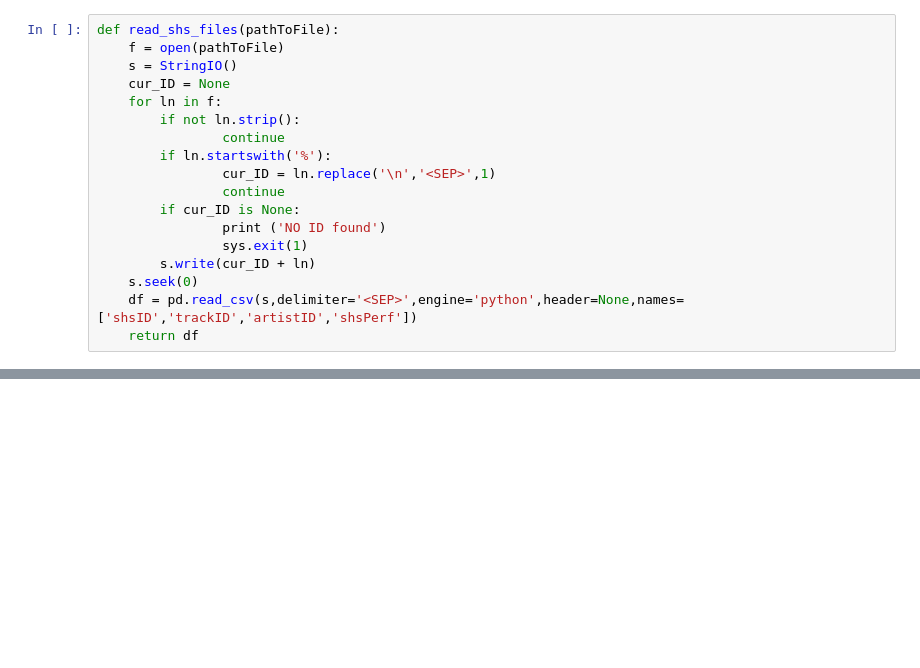
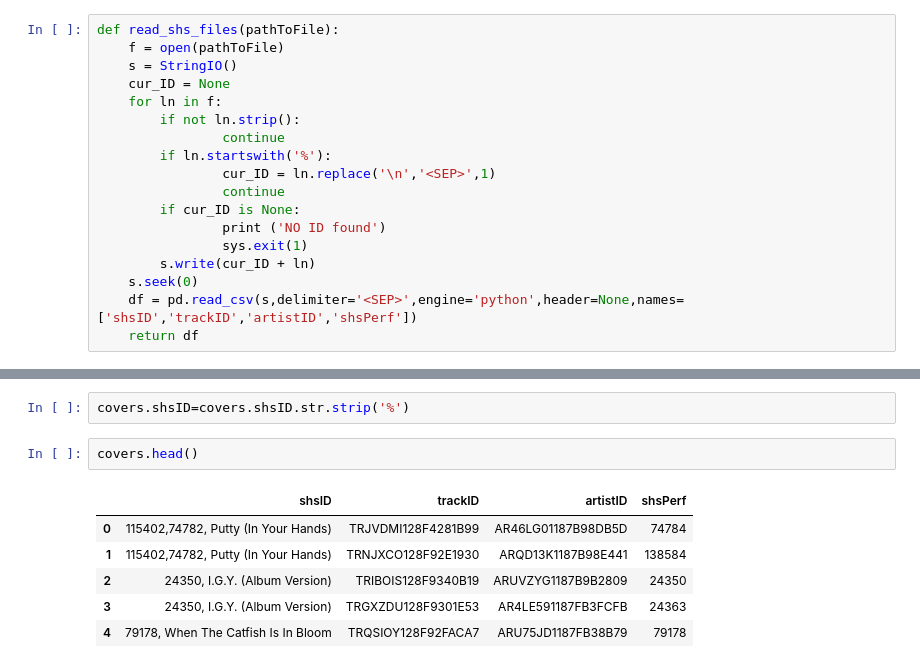
Before and after one commit to padesplaces/ada2017, a Jupyter notebook: project/Project - Anaïs' Notebook.ipynb, the cells around one changed output, grey strips where cells are left out. Drawn from its saved outputs; the diff is of its cells as text; blank space fills up the shorter version.

```diff
--- a/project/Project - Data Cleaning & Wrangling.ipynb
+++ b/project/Project - Anaïs' Notebook.ipynb
@@ -135,0 +118,11 @@ data
+# %%
+covers.shsID=covers.shsID.str.strip('%')
+# %%
+covers.head()
+# %% [output]
+|  | shsID | trackID | artistID | shsPerf |
+| 0 | 115402,74782, Putty (In Your Hands) | TRJVDMI128F4281B99 | AR46LG01187B98DB5D | 74784 |
+| 1 | 115402,74782, Putty (In Your Hands) | TRNJXCO128F92E1930 | ARQD13K1187B98E441 | 138584 |
+| 2 | 24350, I.G.Y. (Album Version) | TRIBOIS128F9340B19 | ARUVZYG1187B9B2809 | 24350 |
+| 3 | 24350, I.G.Y. (Album Version) | TRGXZDU128F9301E53 | AR4LE591187FB3FCFB | 24363 |
+| 4 | 79178, When The Catfish Is In Bloom | TRQSIOY128F92FACA7 | ARU75JD1187FB38B79 | 79178 |
```
Also changed, not shown: parts of 14 cells of this notebook.
